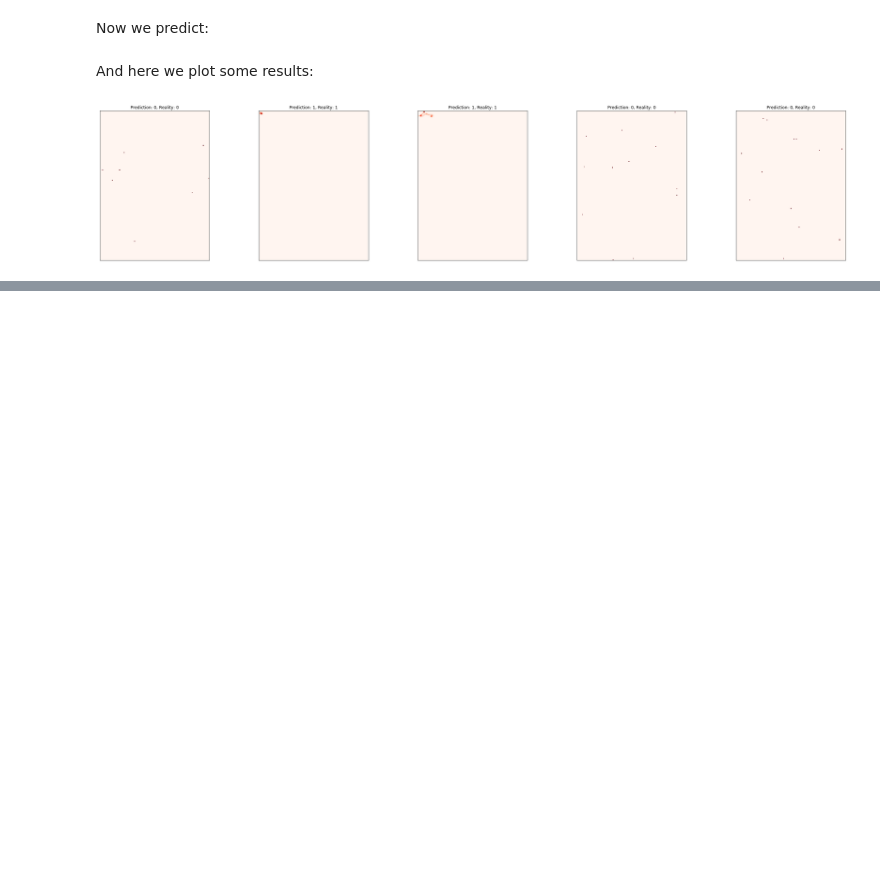
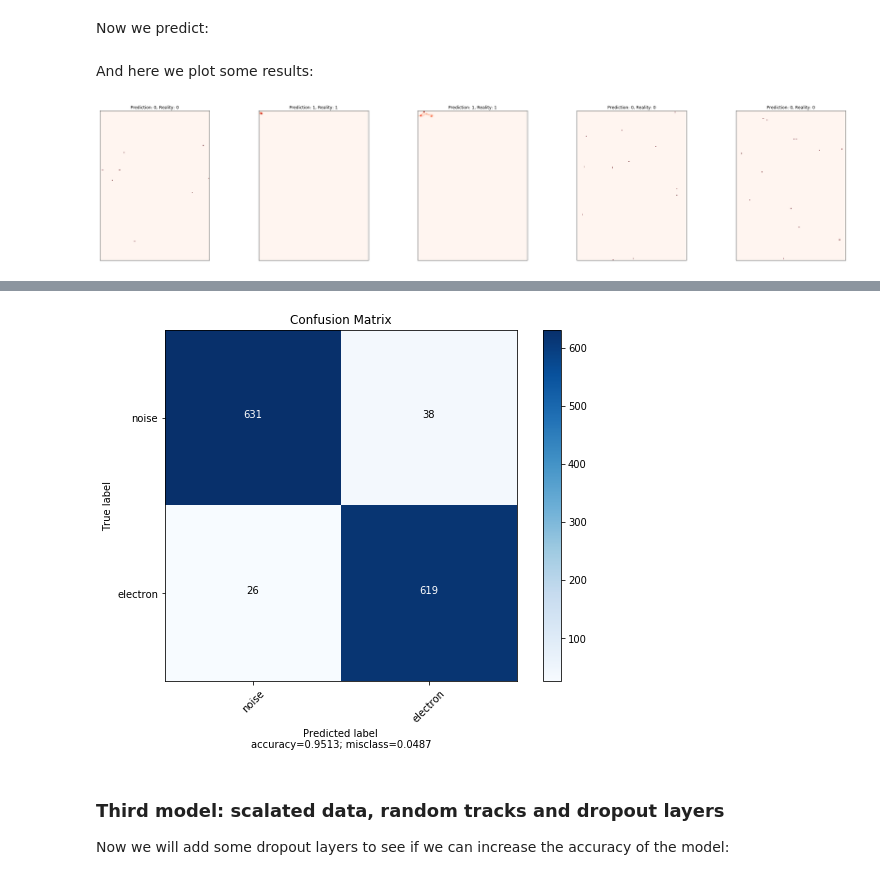
Before and after one commit to silmaglo/TFM, a Jupyter notebook: electrons_vs_noise/electron_vs_noise.ipynb, the cells around one changed output, grey strips where cells are left out. Saved outputs shown, nothing was run; the diff lists cells and outputs as text; code cells hidden in the pictures; blank space fills up the shorter version.

```diff
--- a/electrons_vs_noise/electron_vs_noise.ipynb
+++ b/electrons_vs_noise/electron_vs_noise.ipynb
@@ -146,0 +343,16 @@ plt.show()
+# %%
+model_v1 = models.Sequential()
+model_v1.add(layers.Conv2D(32,(3,3), activation='relu', input_shape=(window_y, window_x, 1)))
+model_v1.add(layers.MaxPooling2D((2,2)))
+model_v1.add(layers.Conv2D(64,(3,3), activation='relu'))
+model_v1.add(layers.MaxPooling2D((2,2)))
+model_v1.add(layers.Conv2D(128,(3,3), activation='relu'))
+model_v1.add(layers.MaxPooling2D((2,2)))
+model_v1.add(layers.Conv2D(128,(3,3), activation='relu'))
+model_v1.add(layers.MaxPooling2D((2,2)))
+
+model_v1.add(layers.Flatten())
+model_v1.add(layers.Dense(units= 2050, activation='relu'))
+model_v1.add(layers.Dense(units= 512, activation='relu'))
+model_v1.add(layers.Dense(units= 1, activation='sigmoid'))
+model_v1.summary()
@@ -146,0 +377,4 @@ plt.show()
+# %%
+model_v1.compile(optimizer=optimizers.RMSprop(lr= 1e-4),loss='binary_crossentropy', metrics=['acc'])
+# %%
+model_v1.fit(X_train1, y_train1, epochs= 30, validation_split = 0.2)
@@ -146,0 +408,17 @@ plt.show()
+# %%
+y_predicted1 = model_v1.predict(X_test1)
+
+y_predicted1[np.where(y_predicted1>=0.5)] = 1
+y_predicted1[np.where(y_predicted1<0.5)] = 0
+
+conf11 = confusion_matrix(y_test, y_predicted1, labels = list([0,1]))
+
+plot_confusion_matrix(cm           = conf11,
+                      normalize    = False,
+                      target_names = ['noise', 'electron'],
+                      title        = "Confusion Matrix")
+# %% [output]
+[figure, added]
+# %% [markdown]
+### Third model: scalated data, random tracks and dropout layers
+Now we will add some dropout layers to see if we can increase the accuracy of the model:
```
Also changed, not shown: parts of 46 cells of this notebook.
